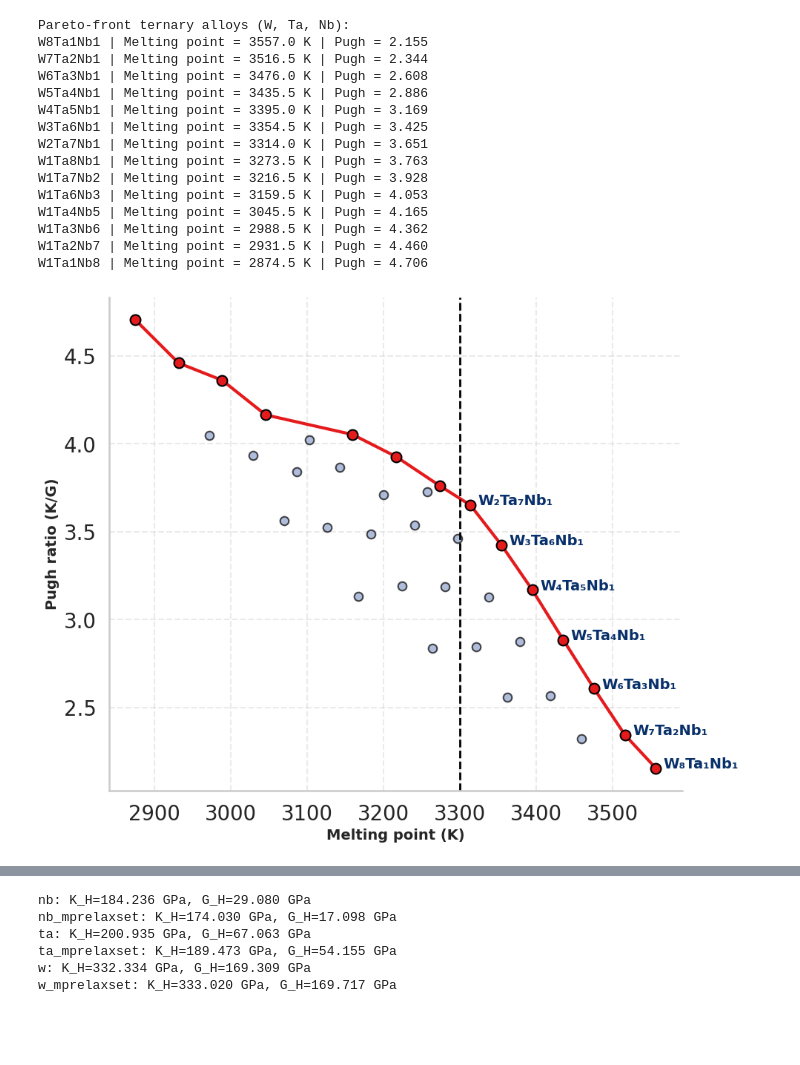
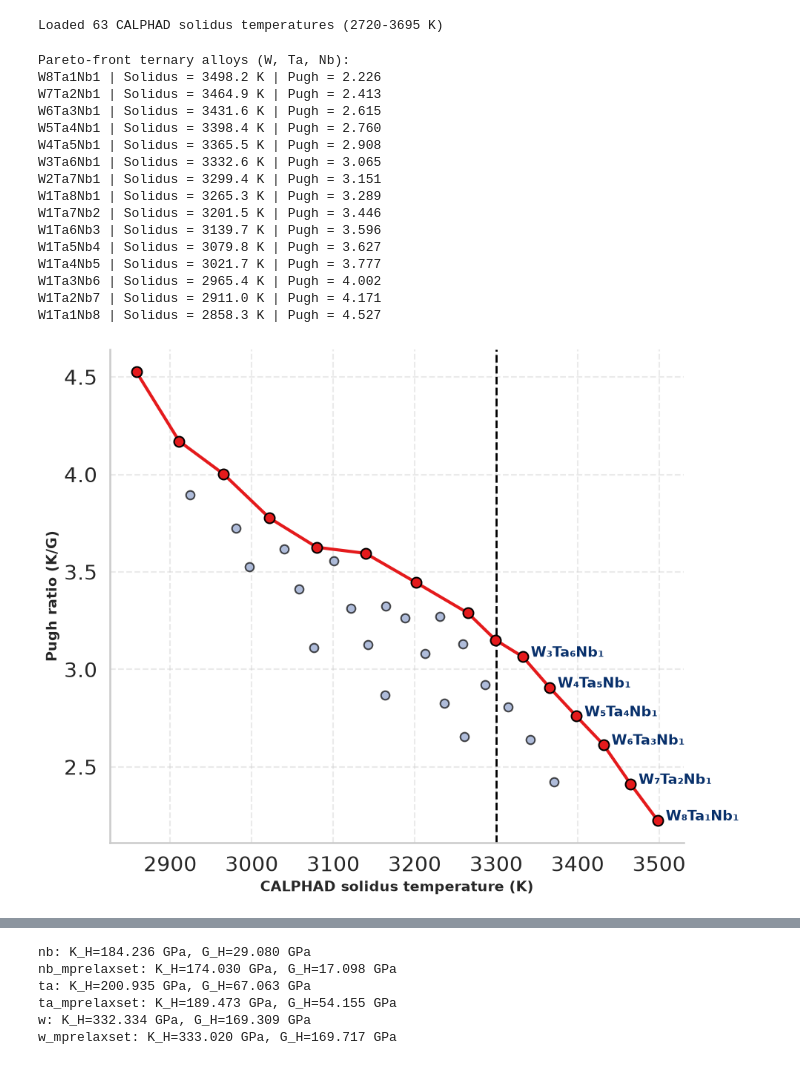
Before and after one commit to kareem-Abdelmaqsoud/computational-design-ductile-w-ta-nb-alloy, a Jupyter notebook: paper_figures/pareto_front_ternary_plots.ipynb, the cells around one changed output, grey strips where cells are left out. Saved outputs shown, nothing was run; the diff lists cells and outputs as text; code cells hidden in the pictures; blank space fills up the shorter version.

```diff
--- a/paper_figures/pareto_front_ternary_plots.ipynb
+++ b/paper_figures/pareto_front_ternary_plots.ipynb
@@ -152,4 +63,31 @@ elastic_df
 63 rows × 7 columns
+# %%
+import pandas as pd
+
+# --- CALPHAD solidus temperatures ---
+total_atoms = 10
+T_w, T_ta, T_nb = 3695, 3290, 2720  # Pure-element melting points (K)
+
+calphad_df = pd.read_csv("calphad_solidus_temperatures.csv", sep="\t")
+calphad_df.columns = calphad_df.columns.str.strip()
+
+# Map each CALPHAD composition (mole %) onto the (n_W, n_Ta, n_Nb) SQS grid
+solidus = {}
+for _, row in calphad_df.iterrows():
+    n_W = int(round(row["Mole percent W"] / 100 * total_atoms))
+    n_Ta = int(round(row["Mole percent Ta"] / 100 * total_atoms))
+    n_Nb = int(round(row["Mole percent Nb"] / 100 * total_atoms))
+    solidus[(n_W, n_Ta, n_Nb)] = row["Solidus temperature (Liq. & Sol. Temp.)"]
+
+# Pure elements: solidus = melting point
+solidus[(total_atoms, 0, 0)] = T_w
+solidus[(0, total_atoms, 0)] = T_ta
+solidus[(0, 0, total_atoms)] = T_nb
+
+print(f"Loaded {len(calphad_df)} CALPHAD solidus temperatures "
+      f"({min(solidus.values()):.0f}-{max(solidus.values()):.0f} K)")
+# %% [output]
+Loaded 63 CALPHAD solidus temperatures (2720-3695 K)
 # %%
 import numpy as np
 import matplotlib.pyplot as plt
@@ -158,10 +96,6 @@ import seaborn as sns
 # --- Plot style setup ---
 sns.set_context("talk", font_scale=1.2)
 sns.set_style("whitegrid")
-
-# --- Constants ---
-total_atoms = 10
-T_w, T_ta, T_nb = 3695, 3290, 2720  # Melting points (K)
 
 # --- Data containers ---
 melting_points, pugh_ratios, compositions = [], [], []
@@ -175,9 +109,8 @@ for _, row in elastic_df.iterrows():
     if sum(x > 0 for x in [n_W, n_Ta, n_Nb]) != 3:
         continue
 
-    # Compute melting point via Vegard's law
-    w_frac, ta_frac, nb_frac = n_W / total_atoms, n_Ta / total_atoms, n_Nb / total_atoms
-    T_alloy = (w_frac * T_w) + (ta_frac * T_ta) + (nb_frac * T_nb)
+    # CALPHAD solidus temperature
+    T_alloy = solidus[(n_W, n_Ta, n_Nb)]
 
     # Compute Pugh ratio = K / G
     if row["shear_modulus"] > 0:  # Avoid division by zero
@@ -194,7 +127,7 @@ melting_points = np.array(melting_points)
 pugh_ratios = np.array(pugh_ratios)
 compositions = np.array(compositions)
 
-# --- Pareto front (maximize both melting point & Pugh ratio) ---
+# --- Pareto front (maximize both solidus temperature & Pugh ratio) ---
 points = np.column_stack((melting_points, pugh_ratios))
 sorted_idx = np.argsort(-melting_points)
 pareto_points, pareto_compositions = [], []
@@ -213,7 +146,7 @@ pareto_compositions = np.array(pareto_compositions)
 # --- Print Pareto compositions ---
 print("Pareto-front ternary alloys (W, Ta, Nb):")
 for (n_W, n_Ta, n_Nb), (T, pugh) in zip(pareto_compositions, pareto_points):
-    print(f"W{n_W}Ta{n_Ta}Nb{n_Nb} | Melting point = {T:.1f} K | Pugh = {pugh:.3f}")
+    print(f"W{n_W}Ta{n_Ta}Nb{n_Nb} | Solidus = {T:.1f} K | Pugh = {pugh:.3f}")
 
 # --- Subscript helper ---
 def subscript_number(num):
@@ -234,47 +167,48 @@ plt.scatter(melting_points, pugh_ratios,
 plt.plot(pareto_points[:, 0], pareto_points[:, 1],
          color='#e41a1c', lw=3, label='Pareto front')
 plt.scatter(pareto_points[:, 0], pareto_points[:, 1],
             color='#e41a1c', s=100, edgecolor='k', zorder=5)
 
-# Label Pareto points with subscripts - ONLY for melting points above 3300 K
+# Label Pareto points with subscripts - ONLY for solidus temperatures above 3300 K
 for (n_W, n_Ta, n_Nb), (x, y) in zip(pareto_compositions, pareto_points):
     if x > 3300:
         label = format_alloy_label(n_W, n_Ta, n_Nb)
         # Manual vertical adjustment for overlapping alloys
         if (n_W, n_Ta, n_Nb) == (2, 6, 2):
             y += 0.02
         elif (n_W, n_Ta, n_Nb) == (1, 8, 1):
             y += 0.04
         plt.text(x + 10, y, label, fontsize=14, weight='bold', color='#08306b')
 
 # Vertical line for T = 3300 K
 plt.axvline(x=3300, color='black', linestyle='--', lw=2)
 # plt.text(3320, plt.ylim()[1]*0.97, "T = 3300 K", fontsize=18, weight='bold', color='black', va='top')
 
 # Horizontal line at Pugh ratio = 1 / 0.26 (black, no annotation)
 # plt.axhline(y=1/0.26, color='black', linestyle='--', lw=2)
 
 # Labels and style
-plt.xlabel("Melting point (K)", fontsize=14, weight='bold')
+plt.xlabel("CALPHAD solidus temperature (K)", fontsize=14, weight='bold')
 plt.ylabel("Pugh ratio (K/G)", fontsize=14, weight='bold')
 plt.grid(True, linestyle='--', alpha=0.4)
 plt.tight_layout()
 sns.despine()
 plt.show()
 # %% [output]
 Pareto-front ternary alloys (W, Ta, Nb):
-W8Ta1Nb1 | Melting point = 3557.0 K | Pugh = 2.155
-W7Ta2Nb1 | Melting point = 3516.5 K | Pugh = 2.344
-W6Ta3Nb1 | Melting point = 3476.0 K | Pugh = 2.608
-W5Ta4Nb1 | Melting point = 3435.5 K | Pugh = 2.886
-W4Ta5Nb1 | Melting point = 3395.0 K | Pugh = 3.169
-W3Ta6Nb1 | Melting point = 3354.5 K | Pugh = 3.425
-W2Ta7Nb1 | Melting point = 3314.0 K | Pugh = 3.651
-W1Ta8Nb1 | Melting point = 3273.5 K | Pugh = 3.763
-W1Ta7Nb2 | Melting point = 3216.5 K | Pugh = 3.928
-W1Ta6Nb3 | Melting point = 3159.5 K | Pugh = 4.053
-W1Ta4Nb5 | Melting point = 3045.5 K | Pugh = 4.165
-W1Ta3Nb6 | Melting point = 2988.5 K | Pugh = 4.362
-W1Ta2Nb7 | Melting point = 2931.5 K | Pugh = 4.460
-W1Ta1Nb8 | Melting point = 2874.5 K | Pugh = 4.706
+W8Ta1Nb1 | Solidus = 3498.2 K | Pugh = 2.226
+W7Ta2Nb1 | Solidus = 3464.9 K | Pugh = 2.413
+W6Ta3Nb1 | Solidus = 3431.6 K | Pugh = 2.615
+W5Ta4Nb1 | Solidus = 3398.4 K | Pugh = 2.760
+W4Ta5Nb1 | Solidus = 3365.5 K | Pugh = 2.908
+W3Ta6Nb1 | Solidus = 3332.6 K | Pugh = 3.065
+W2Ta7Nb1 | Solidus = 3299.4 K | Pugh = 3.151
+W1Ta8Nb1 | Solidus = 3265.3 K | Pugh = 3.289
+W1Ta7Nb2 | Solidus = 3201.5 K | Pugh = 3.446
+W1Ta6Nb3 | Solidus = 3139.7 K | Pugh = 3.596
+W1Ta5Nb4 | Solidus = 3079.8 K | Pugh = 3.627
+W1Ta4Nb5 | Solidus = 3021.7 K | Pugh = 3.777
+W1Ta3Nb6 | Solidus = 2965.4 K | Pugh = 4.002
+W1Ta2Nb7 | Solidus = 2911.0 K | Pugh = 4.171
+W1Ta1Nb8 | Solidus = 2858.3 K | Pugh = 4.527
-[figure, old version]
+[figure, new version]
```
Also changed, not shown: parts of 14 cells of this notebook, 7 other files.
